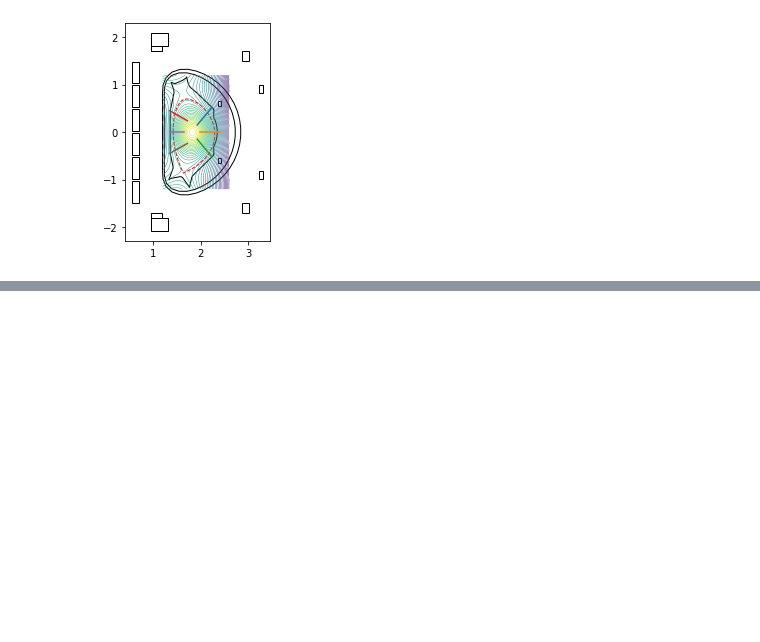
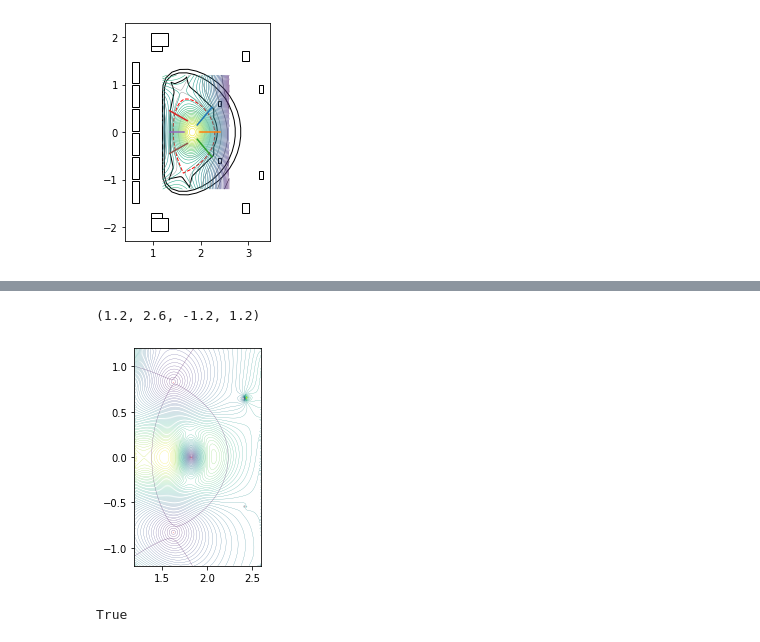
Before and after one commit to fusion-yun/fytok_old, a Jupyter notebook: examples/fy_magnetic.ipynb, the cells around one changed output, grey strips where cells are left out. Cells and saved outputs as stored; diff of their text form; code cells hidden in the pictures; blank space fills up the shorter version.

```diff
--- a/examples/fy_magnetic.ipynb
+++ b/examples/fy_magnetic.ipynb
@@ -164,0 +244,12 @@ plt.show()
+# %%
+r= [  eq.R[ridx[i]+span,zidx[i]+span]   for i  in range(len(ridx)) ]
+z= [  eq.Z[ridx[i]+span,zidx[i]+span]   for i  in range(len(ridx)) ]
+
+plt.plot(r,z,"r.", linewidth=0.2 ,markersize=0.2)
+plt.contour(eq.R,eq.Z, psi, levels=[1.01*eq.psi_bndry,eq.psi_axis], linewidths=0.2)
+plt.contour(eq.R,eq.Z,Bp ,levels=np.linspace(0,Bp.max(),50), linewidths=0.2)
+# plt.contour(eq.R,eq.Z, f(eq.R,eq.Z,dx=2,dy=1,grid=False)/eq.R,levels=np.linspace(-10,10,20))
+plt.gca().axis("scaled")
+# %% [output]
+(1.2, 2.6, -1.2, 1.2)
+[figure, added]
@@ -164,0 +260,4 @@ plt.show()
+# %%
+limiter_polygon.encloses_point (Point(r[0],z[0]))
+# %% [output]
+True
```
Also changed, not shown: parts of 19 cells of this notebook, 5 other files.
